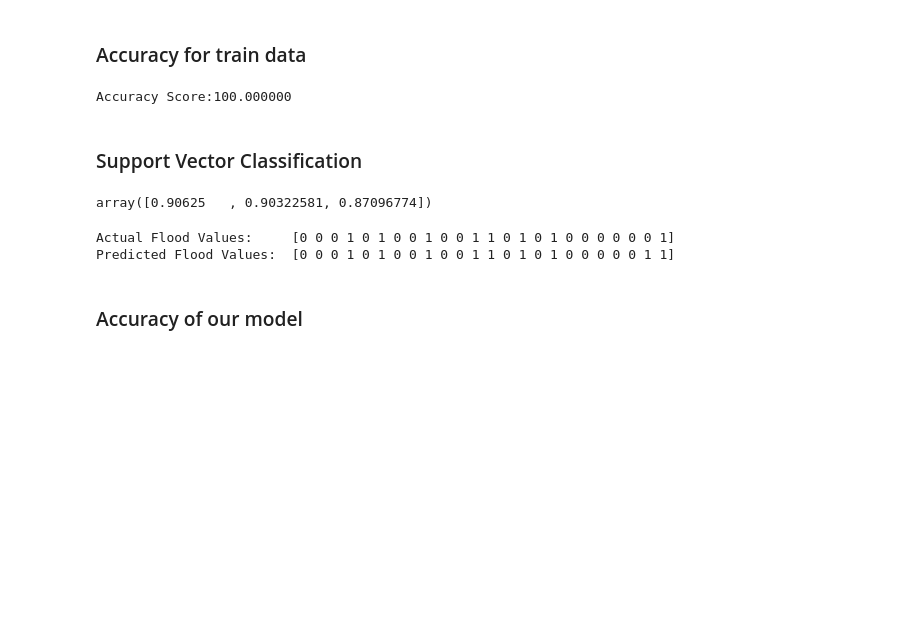
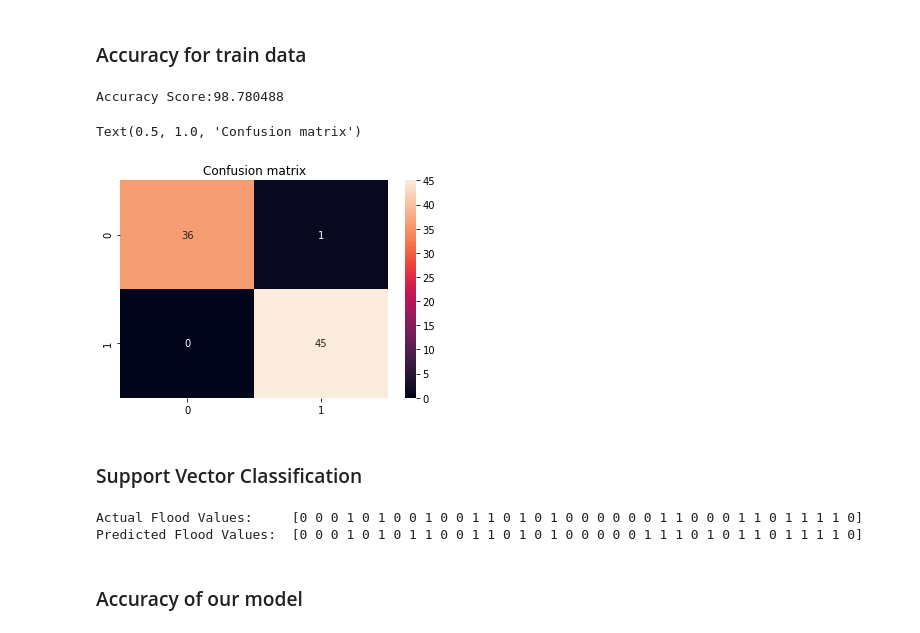
Before and after one commit to Himangshu1086/Flood-Prediction-Unit-Hydrography-and-ML, a Jupyter notebook: Flood_Prediction.ipynb, the cells around one changed output. Cells and saved outputs as stored; diff of their text form; code cells hidden in the pictures; blank space fills up the shorter version.

```diff
--- a/Flood_Prediction.ipynb
+++ b/Flood_Prediction.ipynb
@@ -655,8 +561,12 @@ roc score:96.875000
 # %%
 lr_train_predict2 = lr.predict(x_train_std)
 print("\nAccuracy Score:%f"%(accuracy_score(y_train,lr_train_predict2)*100))
+sns.heatmap(data=confusion_matrix(y_train,lr_train_predict2),annot=True)
+plt.title("Confusion matrix")
 # %% [output]
-Accuracy Score:100.000000
+Accuracy Score:98.780488
+Text(0.5, 1.0, 'Confusion matrix')
+[figure, added]
 # %% [markdown]
 ### Support Vector Classification
 # %%
@@ -668,14 +578,10 @@ svc_proba=cross_val_predict(svc_classifier,x_train_normal,y_train,cv=3,method='p
-# %%
-svc_acc
-# %% [output]
-array([0.90625   , 0.90322581, 0.87096774])
 # %%
 y_pred=svc_classifier.predict(x_test_normal)
-print("Actual Flood Values:    ",  y_test.values)
+print("Actual Flood Values:    ",  y_test)
 print("Predicted Flood Values: ",y_pred)
 # %% [output]
-Actual Flood Values:     [0 0 0 1 0 1 0 0 1 0 0 1 1 0 1 0 1 0 0 0 0 0 0 1]
-Predicted Flood Values:  [0 0 0 1 0 1 0 0 1 0 0 1 1 0 1 0 1 0 0 0 0 0 1 1]
+Actual Flood Values:     [0 0 0 1 0 1 0 0 1 0 0 1 1 0 1 0 1 0 0 0 0 0 0 1 1 0 0 0 1 1 0 1 1 1 1 0]
+Predicted Flood Values:  [0 0 0 1 0 1 0 1 1 0 0 1 1 0 1 0 1 0 0 0 0 0 1 1 1 0 1 0 1 1 0 1 1 1 1 0]
 # %% [markdown]
 ### Accuracy of our model
 # %%
```
Also changed, not shown: parts of 87 cells of this notebook, 1 other file.
